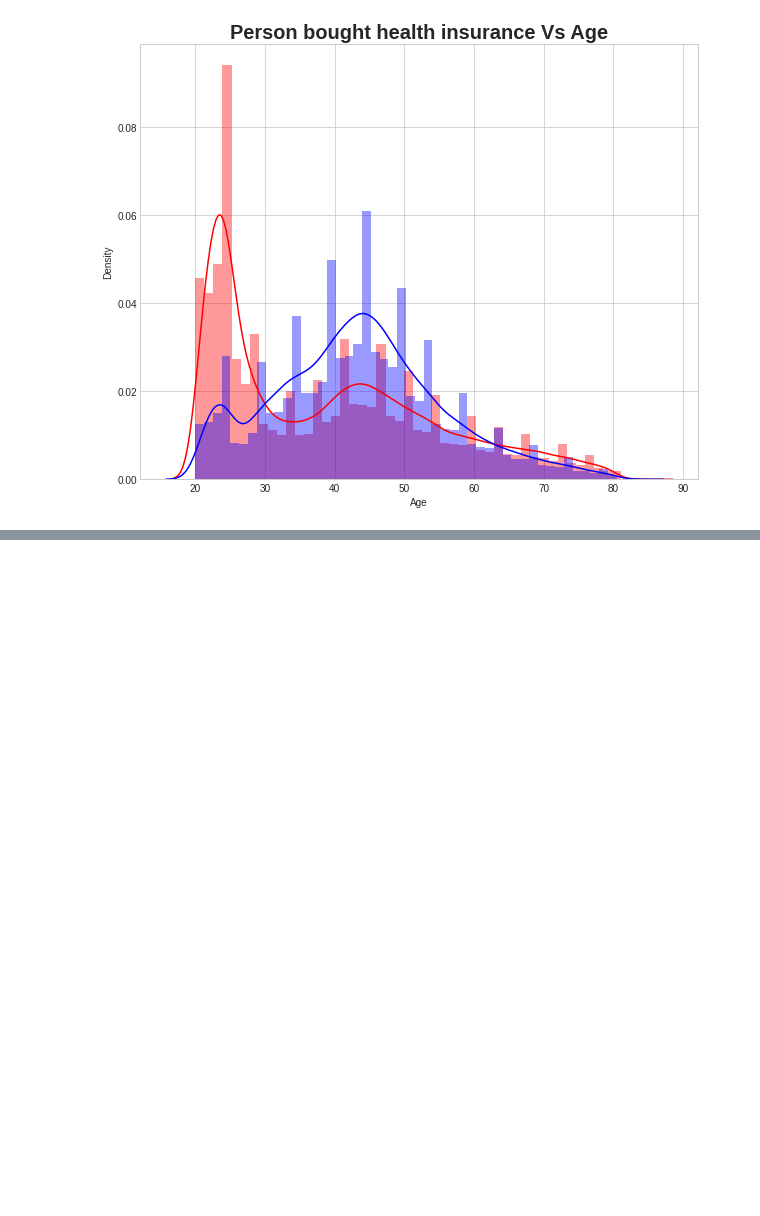
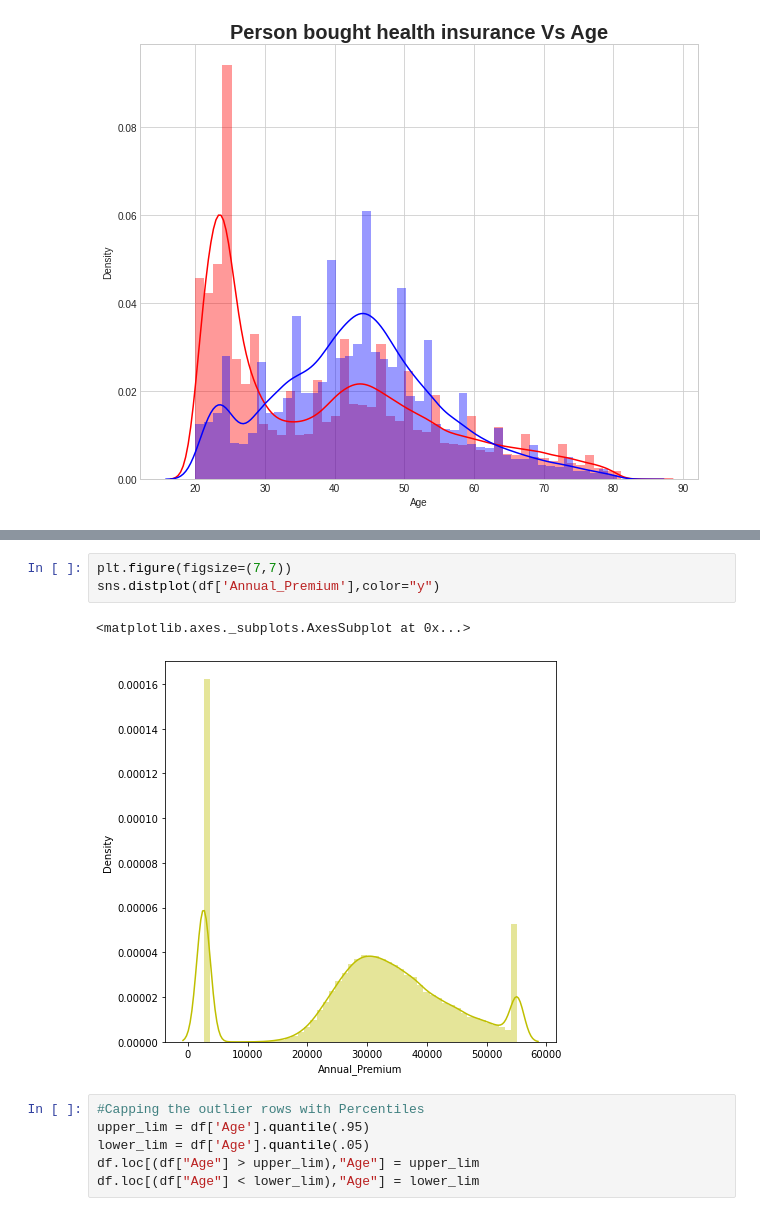
Before and after one commit to HONAJIPHAD/HEALTH-INSURANCE-CROSS-SELL-PREDICTION, a Jupyter notebook: HEALTH_INSURANCE_CROSS_SELL_PREDICTION.ipynb, the cells around one changed output, grey strips where cells are left out. Saved outputs shown, nothing was run; the diff lists cells and outputs as text; blank space fills up the shorter version.

```diff
--- a/HEALTH_INSURANCE_CROSS_SELL_PREDICTION.ipynb
+++ b/HEALTH_INSURANCE_CROSS_SELL_PREDICTION.ipynb
@@ -347,0 +371,12 @@ plt.show()
+# %%
+plt.figure(figsize=(7,7))
+sns.distplot(df['Annual_Premium'],color="y")
+# %% [output]
+<matplotlib.axes._subplots.AxesSubplot at 0x...>
+[figure, added]
+# %%
+#Capping the outlier rows with Percentiles
+upper_lim = df['Age'].quantile(.95)
+lower_lim = df['Age'].quantile(.05)
+df.loc[(df["Age"] > upper_lim),"Age"] = upper_lim
+df.loc[(df["Age"] < lower_lim),"Age"] = lower_lim
```
Also changed, not shown: parts of 18 cells of this notebook.
